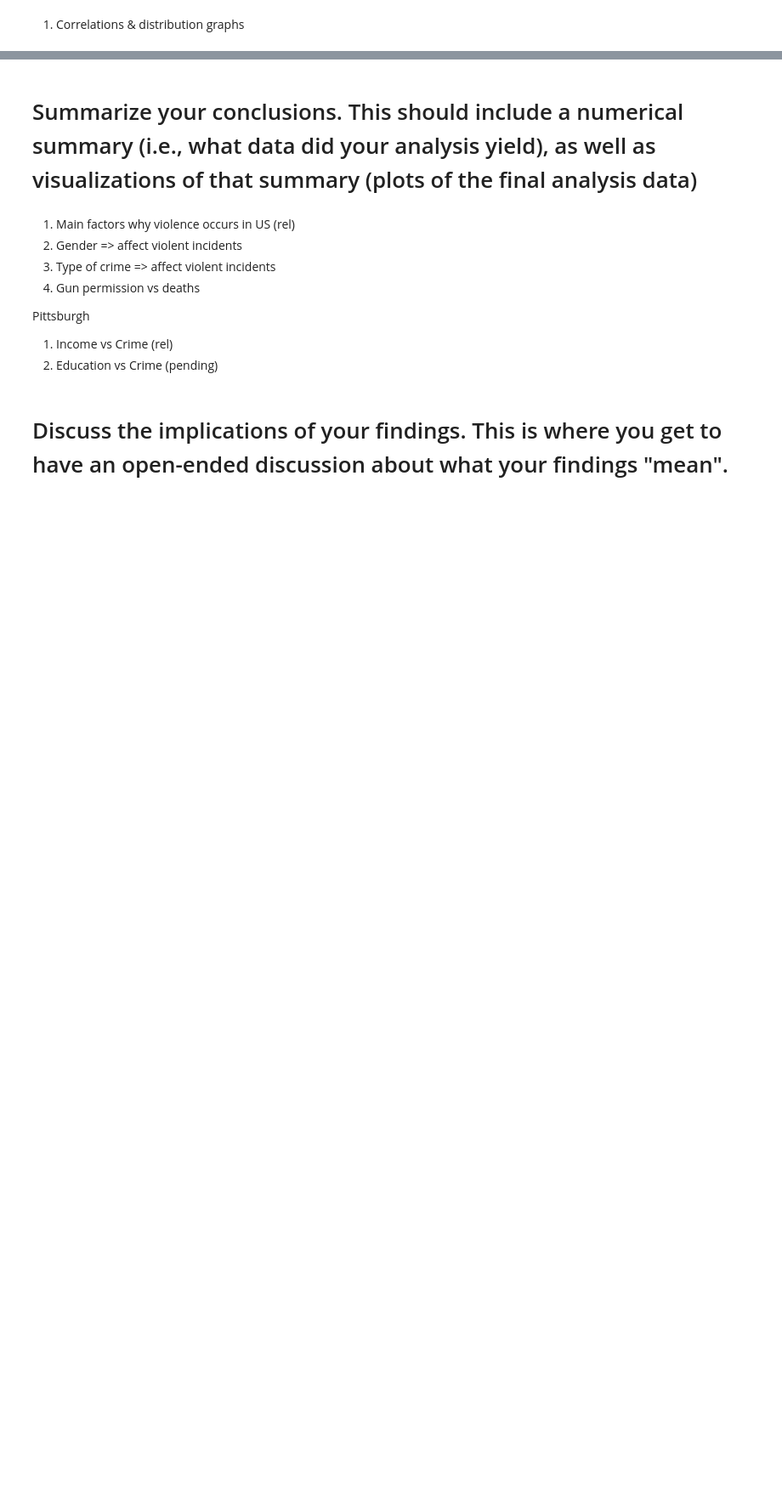
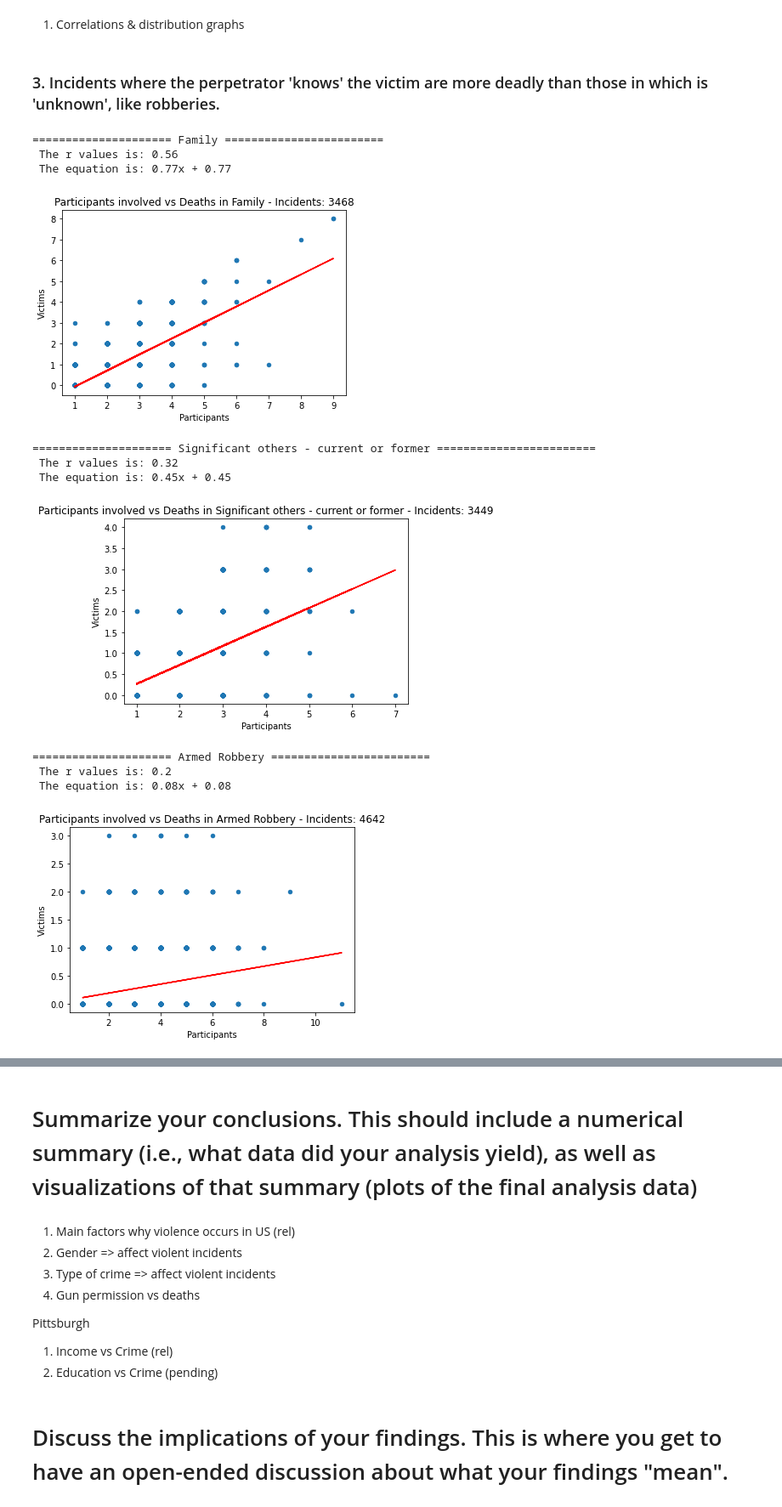
Before and after one commit to palolo02/Project1, a Jupyter notebook: Crime in US.ipynb, the cells around one changed output, grey strips where cells are left out. Shown: that part at 85% size. Drawn from its saved outputs; the diff is of its cells as text; code cells hidden in the pictures; blank space fills up the shorter version.

```diff
--- a/Crime in US.ipynb
+++ b/Crime in US.ipynb
@@ -137,0 +212,76 @@ Paolo:
+# %% [markdown]
+### 3. Incidents where the perpetrator 'knows' the victim are more deadly than those in which is 'unknown', like robberies.
+# %%
+# Unique values of the type of relationship in the dataset
+values = ["Family","Significant others - current or former", "Armed Robbery"]
+participants = genderDF.groupby(by="incident_id", as_index=False).aggregate({"Total":"sum",
+                                                                            "n_killed":"max",
+                                                                            "n_injured":"max"})
+
+participants = participants.loc[:,["incident_id","Total","n_killed","n_injured"]]
+
+family_data = []
+significant_other_data = []
+robbery_data = []
+
+# Graph deaths and injured for each kind of relationships involved in the incidents
+for val in values:
+
+    print(f"===================== {val} ========================")
+
+
+
+    # Get the information from relationship in each incident and rename the Total column
+    rel = relationshipDF.rename(columns={"Total":"Rel"})
+    # Filter a single type of relationship and get the appropiate final numbers per column
+    rel = rel.loc[(rel["Value"] == val)
+                 & (rel["year"] > 2013) & (rel["year"] < 2019),
+                 ].groupby(by="incident_id", as_index=False).aggregate({"Rel":"sum","n_killed":"max","n_injured":"max"})
+
+    # Merge relationship with participants
+    merge_df = rel.merge(participants.loc[:,["incident_id","Total"]], how="inner", on="incident_id")
+    #merge_df["n_total"] = merge_df["n_injured"] + merge_df["n_killed"]
+
+    # Linear Regression Model
+    x_values = merge_df["Total"]
+    y_values = merge_df["n_killed"]
+    y_lr_values = []
+    n = len(x_values)
+    # Calculate the regression model
+    slope, intercept, rvalue, pvalue, stderr = linregress(x = x_values, y = y_values)
+
+    # Calculate the y = Mx + b values
+    for lat in x_values:
+        y_lr_values.append(round((slope * lat + intercept),2))
+
+    print(f" The r values is: {round(rvalue,2)}")
+    print(f" The equation is: {round(slope,2)}x + {round(slope,2)}")
+
+    if(val == "Family"):
+        family_data = y_values
+    elif (val == "Armed Robbery"):
+        robbery_data = y_values
+    else:
+        significant_other_data = y_values
+
+
+    # Plots
+    ax = merge_df.plot(x = "Total",y = "n_killed", kind="scatter")
+    plt.title(f"Participants involved vs Deaths in {val} - Incidents: {n}")
+    plt.xlabel("Participants")
+    plt.ylabel("Victims")
+    plt.plot(x_values, y_lr_values, color="red")
+    plt.show()
+# %% [output]
+===================== Family ========================
+ The r values is: 0.56
+ The equation is: 0.77x + 0.77
+[figure, added]
+===================== Significant others - current or former ========================
+ The r values is: 0.32
+ The equation is: 0.45x + 0.45
+[figure, added]
+===================== Armed Robbery ========================
+ The r values is: 0.2
+ The equation is: 0.08x + 0.08
+[figure, added]
```
Also changed, not shown: parts of 14 cells of this notebook.
